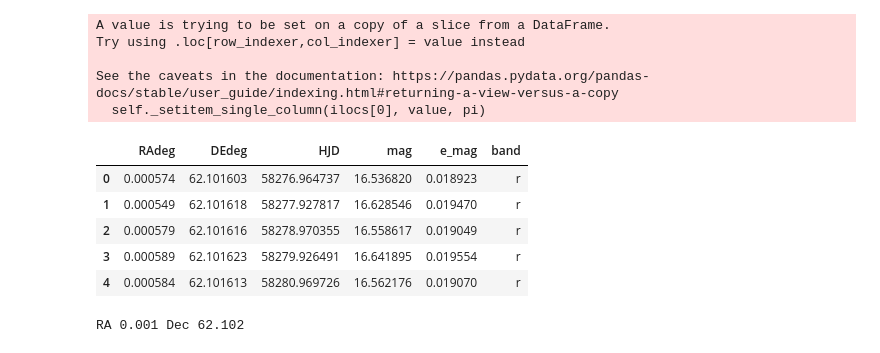
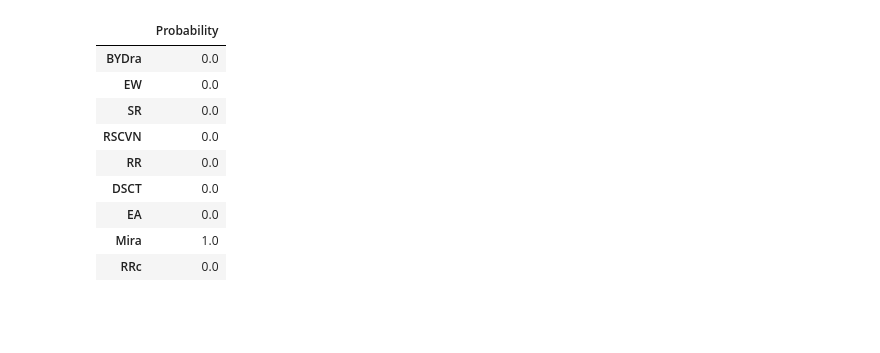
Before and after one commit to truptimr/UCSD-MLE-ZTF, a Jupyter notebook: notebooks/End-to-End-Pipeline.ipynb, the cells around one changed output. Cells and saved outputs as stored; diff of their text form; code cells hidden in the pictures; blank space fills up the shorter version.

```diff
--- a/notebooks/End-to-End-Pipeline.ipynb
+++ b/notebooks/End-to-End-Pipeline.ipynb
@@ -366,18 +348,0 @@ lc2.head()
-# %%
-val = lc2.loc[:,'HJD']-2.4e6
-lc2.loc[:,'HJD'] = val
-# %% [output]
-A value is trying to be set on a copy of a slice from a DataFrame.
-Try using .loc[row_indexer,col_indexer] = value instead
-
-See the caveats in the documentation: https://pandas.pydata.org/pandas-docs/stable/user_guide/indexing.html#returning-a-view-versus-a-copy
-  self._setitem_single_column(ilocs[0], value, pi)
-# %%
-lc2.head()
-# %% [output]
-|  | RAdeg | DEdeg | HJD | mag | e_mag | band |
-| 0 | 0.000574 | 62.101603 | 58276.964737 | 16.536820 | 0.018923 | r |
-| 1 | 0.000549 | 62.101618 | 58277.927817 | 16.628546 | 0.019470 | r |
-| 2 | 0.000579 | 62.101616 | 58278.970355 | 16.558617 | 0.019049 | r |
-| 3 | 0.000589 | 62.101623 | 58279.926491 | 16.641895 | 0.019554 | r |
-| 4 | 0.000584 | 62.101613 | 58280.969726 | 16.562176 | 0.019070 | r |
@@ -388,4 +349,15 @@ ra_dec_str = "RA {} Dec {}".format(RA,Dec)
-# %%
-print(ra_dec_str)
-# %% [output]
-RA 0.001 Dec 62.102
+# %%
+# run prediction models
+prob = prediction_probabilty(features)
+prob.head(10)
+# %% [output]
+|  | Probability |
+| BYDra | 0.0 |
+| EW | 0.0 |
+| SR | 0.0 |
+| RSCVN | 0.0 |
+| RR | 0.0 |
+| DSCT | 0.0 |
+| EA | 0.0 |
+| Mira | 1.0 |
+| RRc | 0.0 |
```
Also changed, not shown: parts of 20 cells of this notebook, 1 other file.
